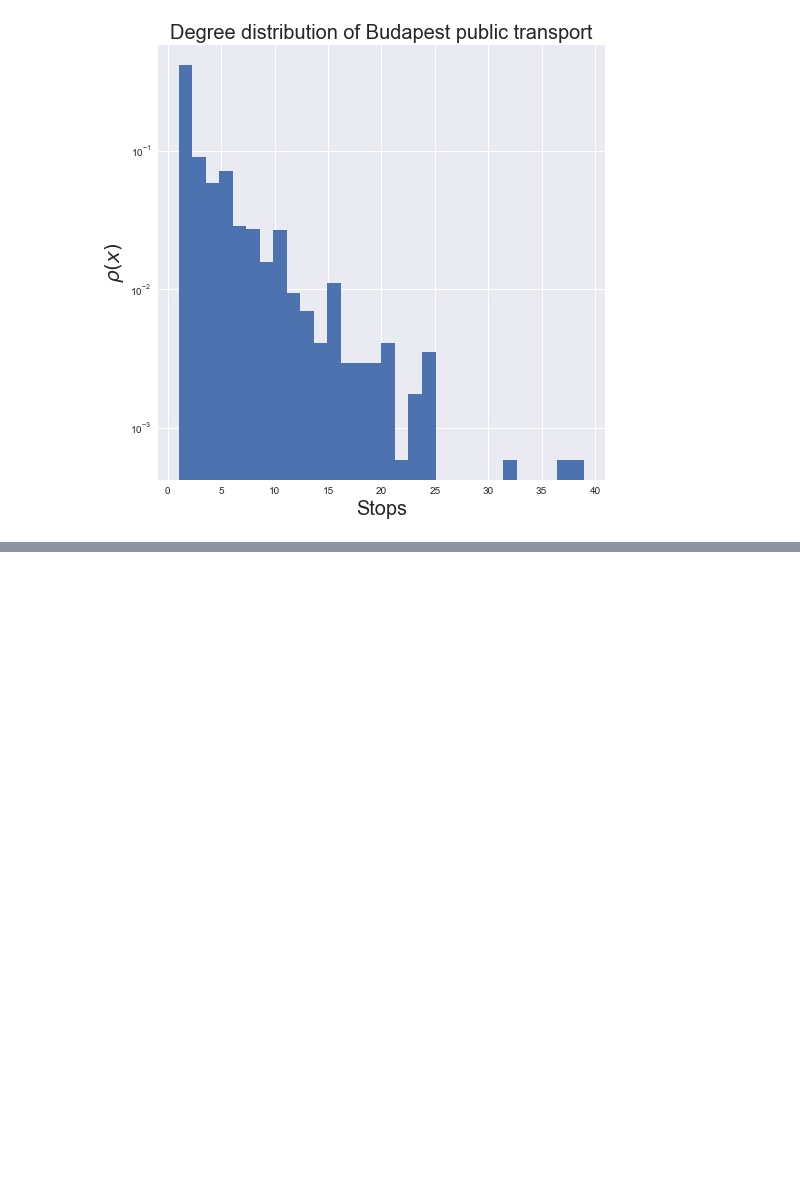
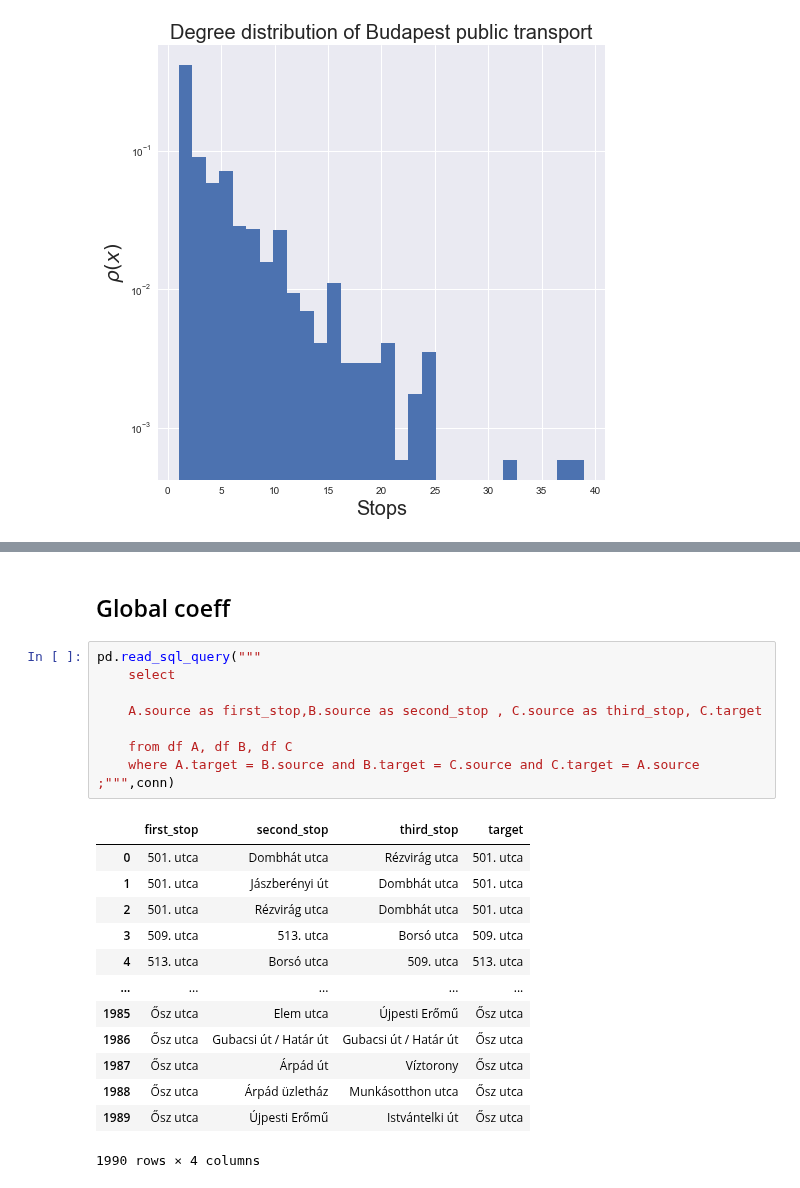
Before and after one commit to Dudgit/datalab, a Jupyter notebook: notebooks/sql_preprocess.ipynb, the cells around one changed output, grey strips where cells are left out. Drawn from its saved outputs; the diff is of its cells as text; blank space fills up the shorter version.

```diff
--- a/notebooks/sql_preprocess.ipynb
+++ b/notebooks/sql_preprocess.ipynb
@@ -80,0 +106,25 @@ The average degree of distribution is 3.9823
+# %% [markdown]
+## Global coeff
+# %%
+pd.read_sql_query("""
+    select
+
+    A.source as first_stop,B.source as second_stop , C.source as third_stop, C.target
+
+    from df A, df B, df C
+    where A.target = B.source and B.target = C.source and C.target = A.source
+;""",conn)
+# %% [output]
+|  | first_stop | second_stop | third_stop | target |
+| 0 | 501. utca | Dombhát utca | Rézvirág utca | 501. utca |
+| 1 | 501. utca | Jászberényi út | Dombhát utca | 501. utca |
+| 2 | 501. utca | Rézvirág utca | Dombhát utca | 501. utca |
+| 3 | 509. utca | 513. utca | Borsó utca | 509. utca |
+| 4 | 513. utca | Borsó utca | 509. utca | 513. utca |
+| ... | ... | ... | ... | ... |
+| 1985 | Ősz utca | Elem utca | Újpesti Erőmű | Ősz utca |
+| 1986 | Ősz utca | Gubacsi út / Határ út | Gubacsi út / Határ út | Ősz utca |
+| 1987 | Ősz utca | Árpád út | Víztorony | Ősz utca |
+| 1988 | Ősz utca | Árpád üzletház | Munkásotthon utca | Ősz utca |
+| 1989 | Ősz utca | Újpesti Erőmű | Istvántelki út | Ősz utca |
+1990 rows × 4 columns
```
Also changed, not shown: parts of 15 cells of this notebook.
